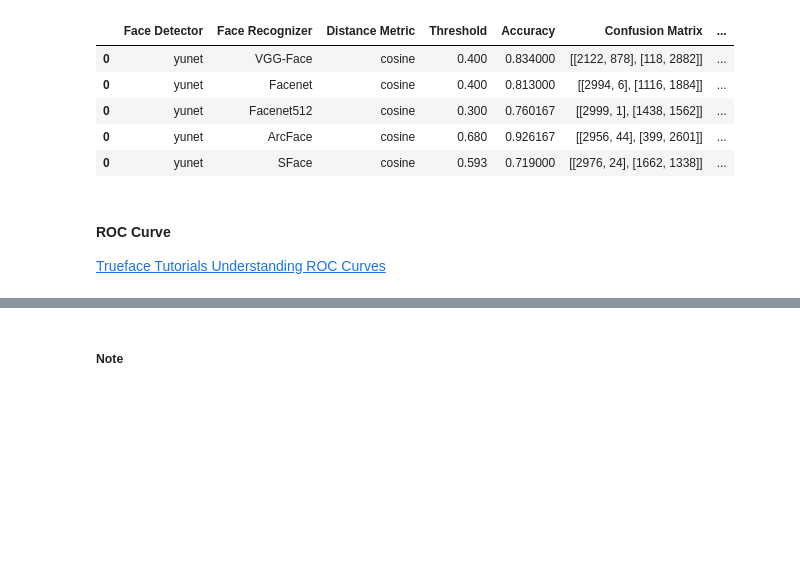
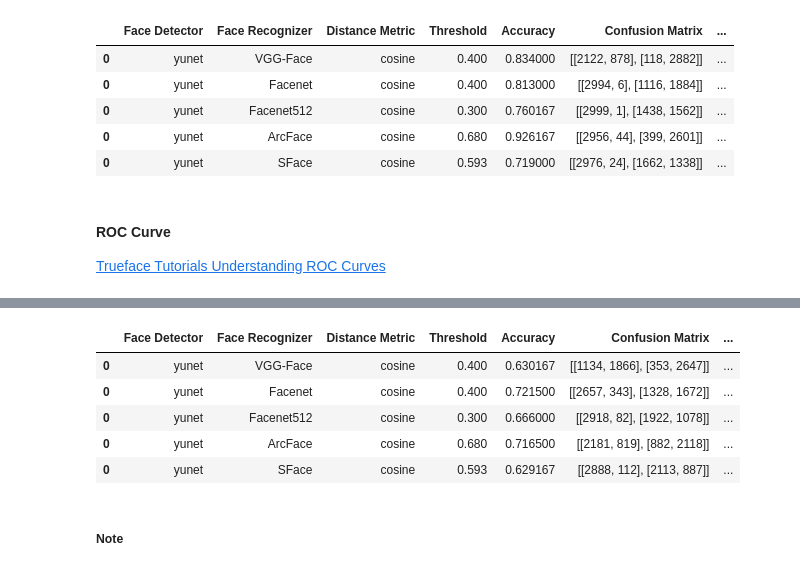
Before and after one commit to ChulaSeniorProject2023OEP/preparation_phase, a Jupyter notebook: FaceVerificationSystemEvaluation.ipynb, the cells around one changed output, grey strips where cells are left out. Drawn from its saved outputs; the diff is of its cells as text; code cells hidden in the pictures; blank space fills up the shorter version.

```diff
--- a/FaceVerificationSystemEvaluation.ipynb
+++ b/FaceVerificationSystemEvaluation.ipynb
@@ -181,7 +181,7 @@ def evaluate(y_true, y_distances, threshold=0.4):
     return accuracy, cm, tn, fp, fn, tp, tpr, fpr
 
 
-def save_and_plot_output(face_detector, face_recognizer, distance_metric, threshold, output_dir="./evaluation_result"):
+def save_and_plot_output(face_detector, face_recognizer, distance_metric, threshold, output_dir):
     y_true = np.load(f"{output_dir}/baseline_labels_{face_detector}_{face_recognizer}_{distance_metric}_{threshold}.npy")
     y_distances = np.load(f"{output_dir}/baseline_distances_{face_detector}_{face_recognizer}_{distance_metric}_{threshold}.npy")
 
@@ -330,0 +369,31 @@ combined_df
+# %%
+# Define the parameters
+TARGET_DIR = "./face_recognition_evaluation_result_RFW"
+face_detector = "yunet"
+face_recognizers = ["VGG-Face", "Facenet", "Facenet512", "ArcFace", "SFace"]
+distance_metric = "cosine"
+thresholds = {
+    "VGG-Face": 0.4,
+    "Facenet": 0.4,
+    "Facenet512": 0.3,
+    "ArcFace": 0.68,
+    "SFace": 0.593,
+}
+# Define the list to store all the dataframes
+dataframes = []
+
+# Loop through the face recognizers
+for face_recognizer in tqdm(face_recognizers):
+    try:
+        print(f"Face Recognizer: {face_recognizer}")
+        threshold = thresholds[face_recognizer]
+        df = save_and_plot_output(face_detector, face_recognizer, distance_metric, threshold, output_dir=TARGET_DIR)
+        dataframes.append(df)
+    except:
+        pass
+
+# Combine all the dataframes into one dataframe
+combined_df = pd.concat(dataframes)
+
+# Save the combined dataframe as a CSV file
+combined_df.to_csv(os.path.join(target_dir, "combined_results.csv"), index=False)
@@ -331,3 +418,12 @@ combined_df
+# %%
+combined_df
+# %% [output]
+|  | Face Detector | Face Recognizer | Distance Metric | Threshold | Accuracy | Confusion Matrix | ... |
+| 0 | yunet | VGG-Face | cosine | 0.400 | 0.630167 | [[1134, 1866], [353, 2647]] | ... |
+| 0 | yunet | Facenet | cosine | 0.400 | 0.721500 | [[2657, 343], [1328, 1672]] | ... |
+| 0 | yunet | Facenet512 | cosine | 0.300 | 0.666000 | [[2918, 82], [1922, 1078]] | ... |
+| 0 | yunet | ArcFace | cosine | 0.680 | 0.716500 | [[2181, 819], [882, 2118]] | ... |
+| 0 | yunet | SFace | cosine | 0.593 | 0.629167 | [[2888, 112], [2113, 887]] | ... |
 # %% [markdown]
 ##### Note
 # %%
```
Also changed, not shown: parts of 4 cells of this notebook, 10 other files.
